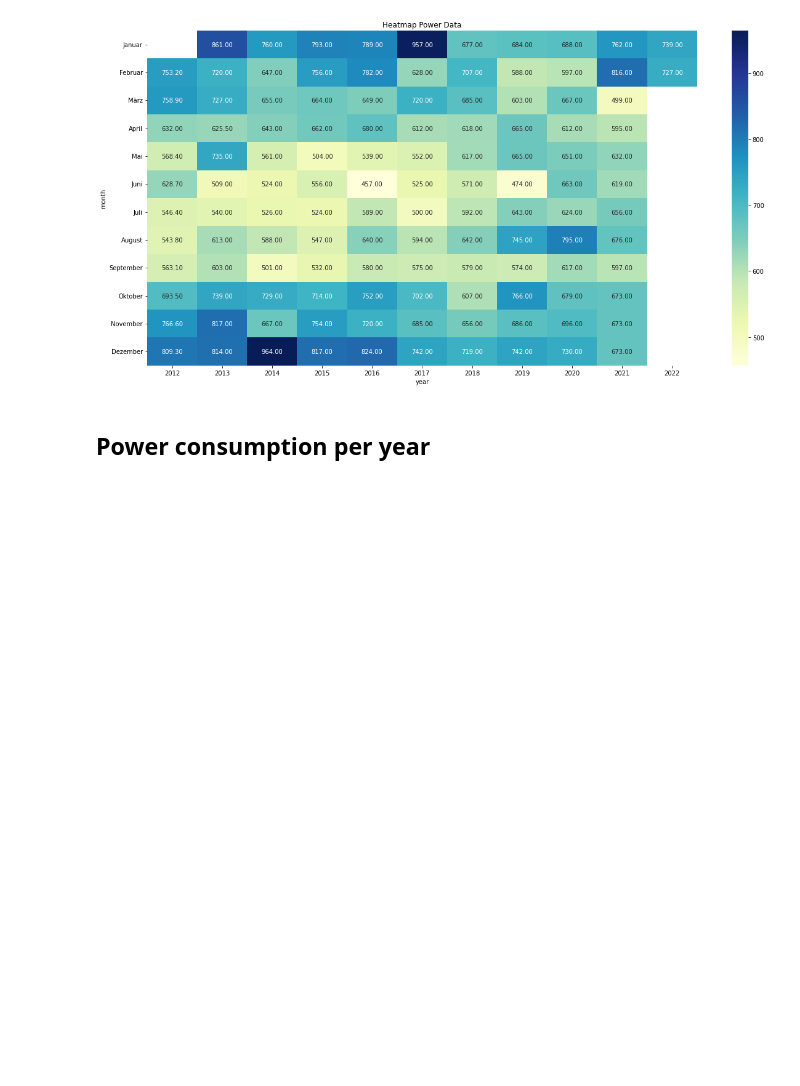
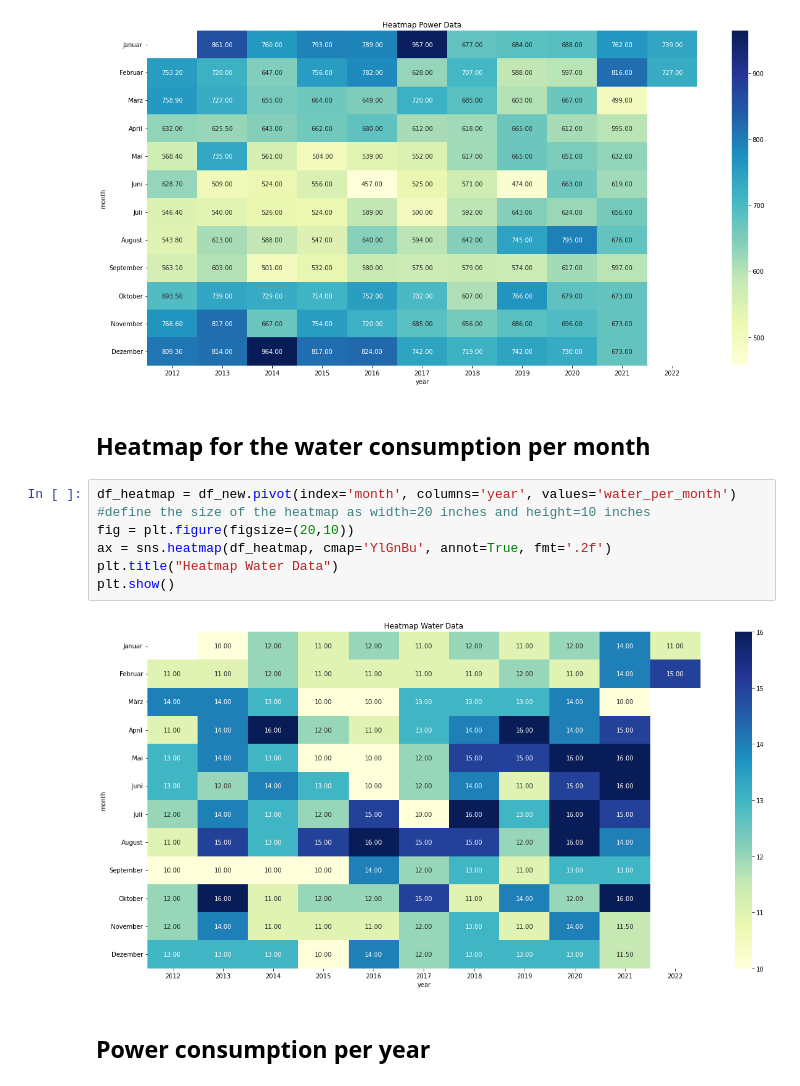
Before and after one commit to mweil372/jupyter-notebooks, a Jupyter notebook: energy-consumption.ipynb, the cells around one changed output. Cells and saved outputs as stored; diff of their text form; blank space fills up the shorter version.

```diff
--- a/energy-consumption.ipynb
+++ b/energy-consumption.ipynb
@@ -167,6 +174,17 @@ plt.title("Heatmap Power Data")
 plt.show()
 # %% [output]
 [figure]
+# %% [markdown]
+## Heatmap for the water consumption per month
+# %%
+df_heatmap = df_new.pivot(index='month', columns='year', values='water_per_month')
+#define the size of the heatmap as width=20 inches and height=10 inches
+fig = plt.figure(figsize=(20,10))
+ax = sns.heatmap(df_heatmap, cmap='YlGnBu', annot=True, fmt='.2f')
+plt.title("Heatmap Water Data")
+plt.show()
+# %% [output]
+[figure, added]
 # %% [markdown]
 ## Power consumption per year
 # %%
```
Also changed, not shown: parts of 6 cells of this notebook.
